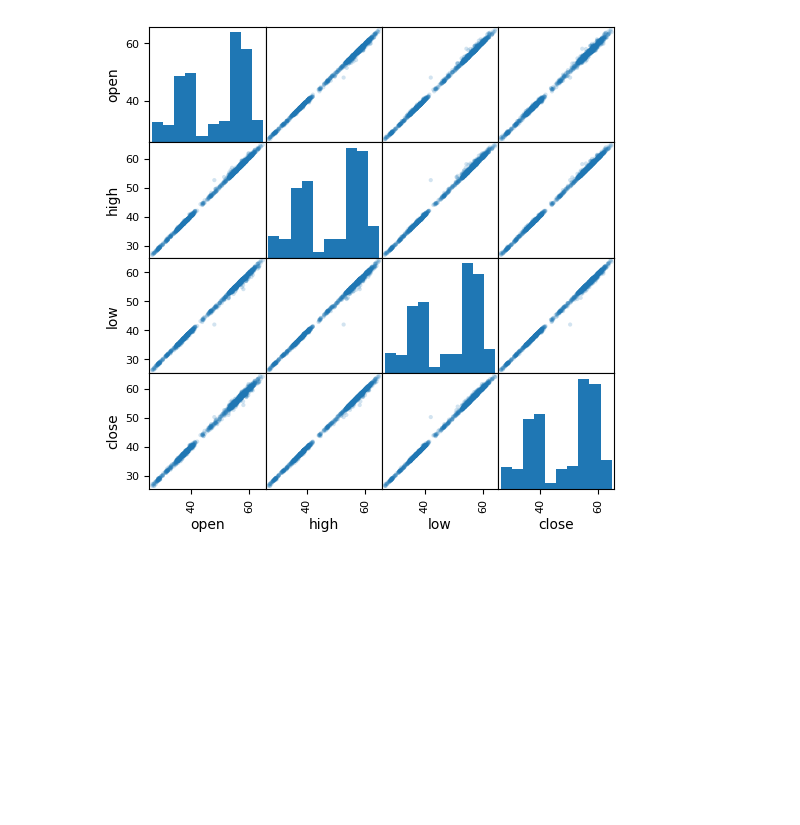
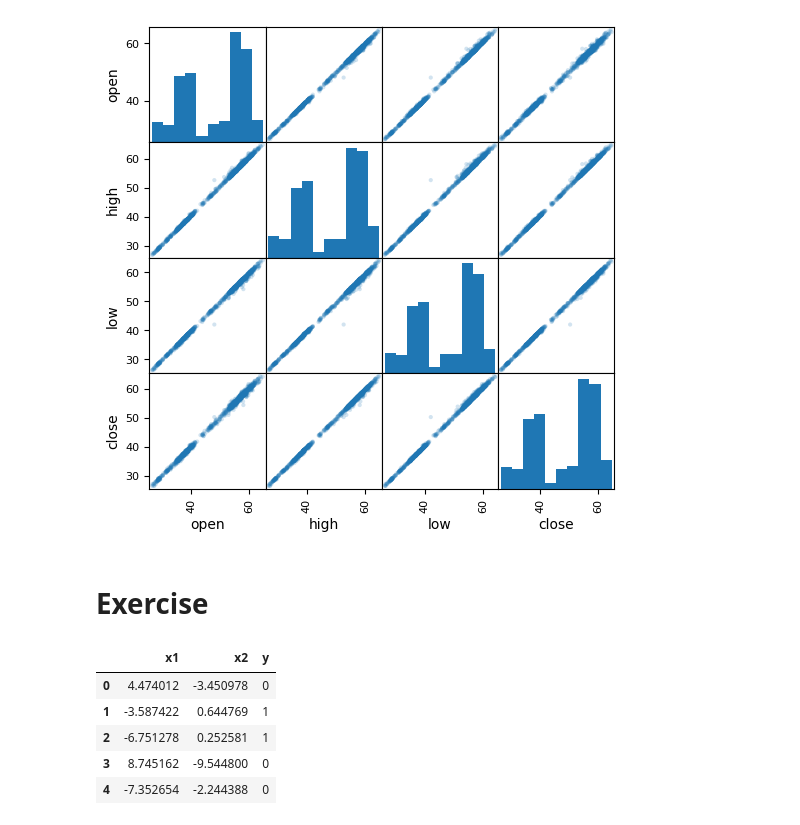
Before and after one commit to elifberkman/deep-learning-prereaquisites, a Jupyter notebook: numpy-stack-v2/Pandas.ipynb, the cells around one changed output. Drawn from its saved outputs; the diff is of its cells as text; code cells hidden in the pictures; blank space fills up the shorter version.

```diff
--- a/numpy-stack-v2/Pandas.ipynb
+++ b/numpy-stack-v2/Pandas.ipynb
@@ -332,3 +332,5 @@ scatter_matrix(df[['open', 'high', 'low', 'close']],
                alpha=0.2, figsize=(6, 6));
 # %% [output]
 [figure]
+# %% [markdown]
+# Exercise
@@ -334,0 +341,10 @@ scatter_matrix(df[['open', 'high', 'low', 'close']],
+# %%
+df_ex = pd.DataFrame({'x1': x1, 'x2': x2, 'y': y})
+df_ex.head()
+# %% [output]
+|  | x1 | x2 | y |
+| 0 | 4.474012 | -3.450978 | 0 |
+| 1 | -3.587422 | 0.644769 | 1 |
+| 2 | -6.751278 | 0.252581 | 1 |
+| 3 | 8.745162 | -9.544800 | 0 |
+| 4 | -7.352654 | -2.244388 | 0 |
```
Also changed, not shown: parts of 4 cells of this notebook.
